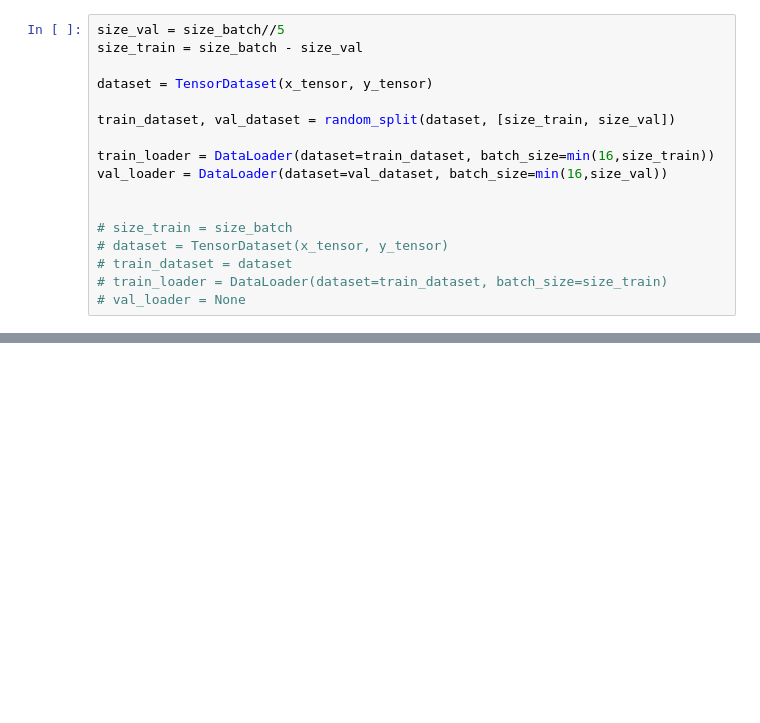
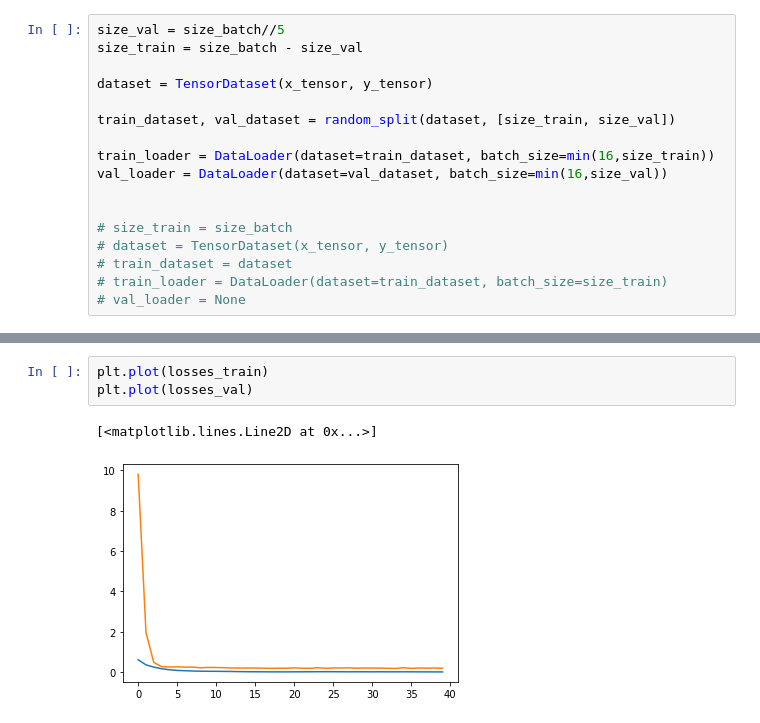
Before and after one commit to codearxiv/Files, a Jupyter notebook: pointAlign/pointAlign.ipynb, the cells around one changed output, grey strips where cells are left out. Saved outputs shown, nothing was run; the diff lists cells and outputs as text; blank space fills up the shorter version.

```diff
--- a/pointAlign/pointAlign.ipynb
+++ b/pointAlign/pointAlign.ipynb
@@ -417,0 +364,6 @@ tensor([[[ 1.0000,  0.0000,  0.0000],
+# %%
+plt.plot(losses_train)
+plt.plot(losses_val)
+# %% [output]
+[<matplotlib.lines.Line2D at 0x...>]
+[figure, added]
```
Also changed, not shown: parts of 16 cells of this notebook.
